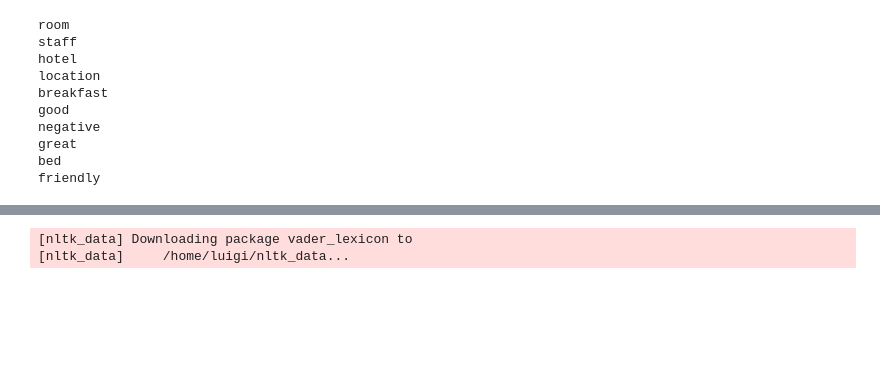
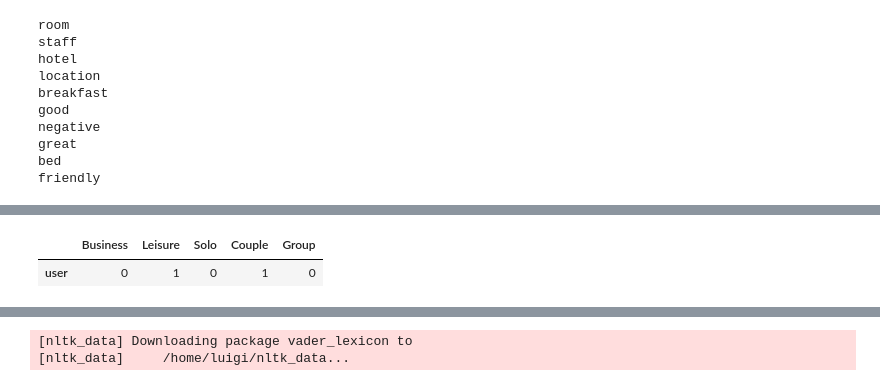
Before and after one commit to LuigiCerone/Hotel-Reviews-Data-Analysis, a Jupyter notebook: Hotel_Reviews_Copia_Lavoro_Giggi.ipynb, the cells around one changed output, grey strips where cells are left out. Cells and saved outputs as stored; diff of their text form; code cells hidden in the pictures; blank space fills up the shorter version.

```diff
--- a/Hotel_Reviews_Copia_Lavoro_Giggi.ipynb
+++ b/Hotel_Reviews_Copia_Lavoro_Giggi.ipynb
@@ -1534,0 +1925,9 @@ plot_similar_words('good')
+# %%
+from sklearn.metrics.pairwise import cosine_similarity, linear_kernel
+
+userDF= pd.DataFrame(index=['user'],columns=['Business','Leisure','Solo','Couple','Group'])
+userDF.loc['user'] = [0,1,0,1,0]
+userDF
+# %% [output]
+|  | Business | Leisure | Solo | Couple | Group |
+| user | 0 | 1 | 0 | 1 | 0 |
```
Also changed, not shown: parts of 124 cells of this notebook, 3 other files.
